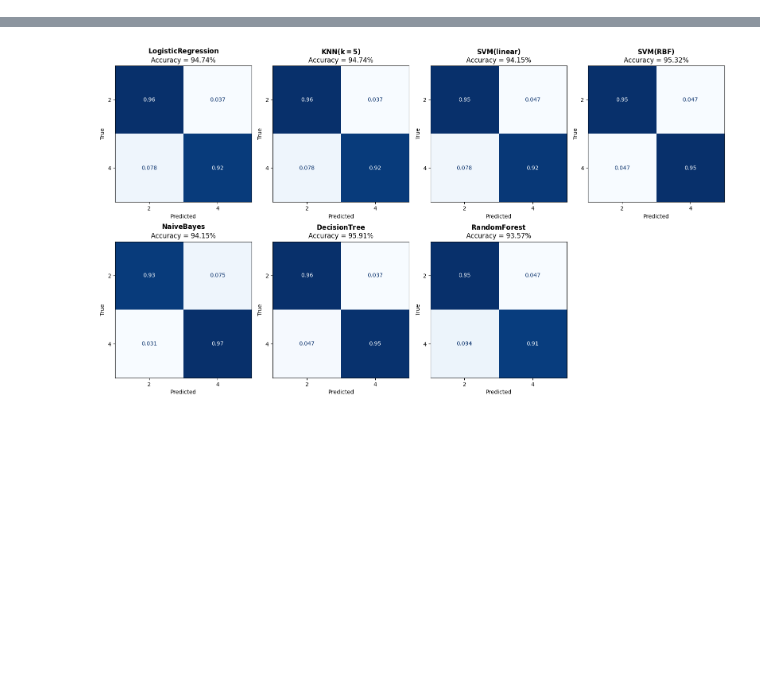
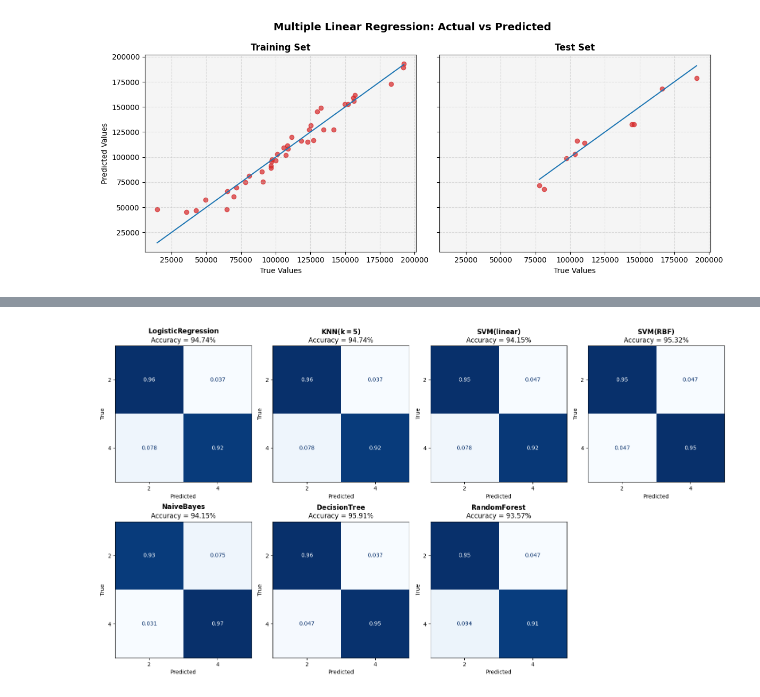
Before and after one commit to lilienthal-ls/my-go-to-templates, a Jupyter notebook: machine_learning/quick_scripts_notebook.ipynb, the cells around one changed output, grey strips where cells are left out. Saved outputs shown, nothing was run; the diff lists cells and outputs as text; code cells hidden in the pictures; blank space fills up the shorter version.

```diff
--- a/machine_learning/quick_scripts_notebook.ipynb
+++ b/machine_learning/quick_scripts_notebook.ipynb
@@ -0,0 +151,100 @@
+# %%
+import numpy as np
+import matplotlib.pyplot as plt
+import pandas as pd
+
+# -------------------
+# Load data
+# -------------------
+df = pd.read_csv("test_datasets/Multiple_Regression_Data.csv")
+
+X = df.iloc[:, :-1].values
+y = df.iloc[:, -1].values
+
+# -------------------
+# Encoding Categorical Data
+# -------------------
+
+from sklearn.compose import ColumnTransformer
+from sklearn.preprocessing import OneHotEncoder
+
+ct = ColumnTransformer(
+    transformers=[('encoder', OneHotEncoder(), [3])],
+    remainder='passthrough')
+
+X = np.array(ct.fit_transform(X))
+
+# -------------------
+# Train / Test Split
+# -------------------
+from sklearn.model_selection import train_test_split
+X_train, X_test, y_train, y_test = train_test_split(
+    X, y, test_size=0.2, random_state=0
+)
+# -------------------
+# Train model
+# -------------------
+from sklearn.linear_model import LinearRegression
+regressor = LinearRegression()
+regressor.fit(X_train, y_train)
+
+# -------------------
+# Predictions
+# -------------------
+y_train_pred = regressor.predict(X_train)
+y_test_pred = regressor.predict(X_test)
+
+# -------------------
+# Plot
+# -------------------
+fig, axes = plt.subplots(1, 2, figsize=(12, 5), sharex=True, sharey=True)
+
+# --- Training Set ---
+axes[0].scatter(
+    y_train,
+    y_train_pred,
+    color="tab:red",
+    alpha=0.7
+)
+axes[0].plot(
+    [y_train.min(), y_train.max()],
+    [y_train.min(), y_train.max()],
+    color="tab:blue",
+    linestyle="-",
+    linewidth=1.5
+)
+axes[0].set_title("Training Set", fontweight="bold")
+axes[0].set_xlabel("True Values")
+axes[0].set_ylabel("Predicted Values")
+axes[0].set_facecolor("whitesmoke")
+axes[0].grid(True, linestyle="--", alpha=0.4)
+
+# --- Test Set ---
+axes[1].scatter(
+    y_test,
+    y_test_pred,
+    color="tab:red",
+    alpha=0.7
+)
+axes[1].plot(
+    [y_test.min(), y_test.max()],
+    [y_test.min(), y_test.max()],
+    color="tab:blue",
+    linestyle="-",
+    linewidth=1.5
+)
+axes[1].set_title("Test Set", fontweight="bold")
+axes[1].set_xlabel("True Values")
+axes[1].set_facecolor("whitesmoke")
+axes[1].grid(True, linestyle="--", alpha=0.4)
+
+plt.suptitle(
+    "Multiple Linear Regression: Actual vs Predicted",
+    fontsize=14,
+    fontweight="bold"
+)
+
+plt.tight_layout()
+plt.show()
+# %% [output]
+[figure, added]
```
Also changed, not shown: parts of 32 cells of this notebook, 6 other files.
